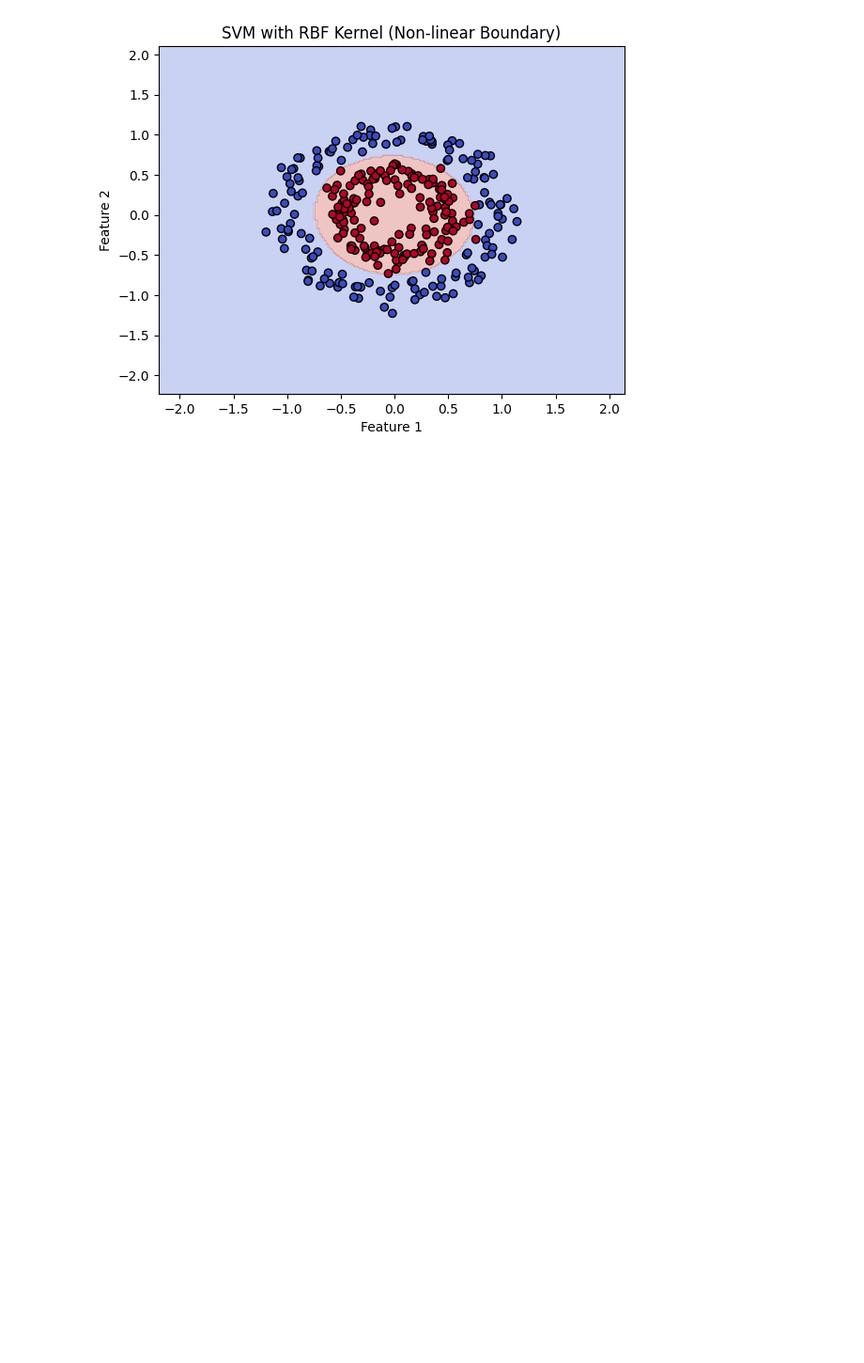
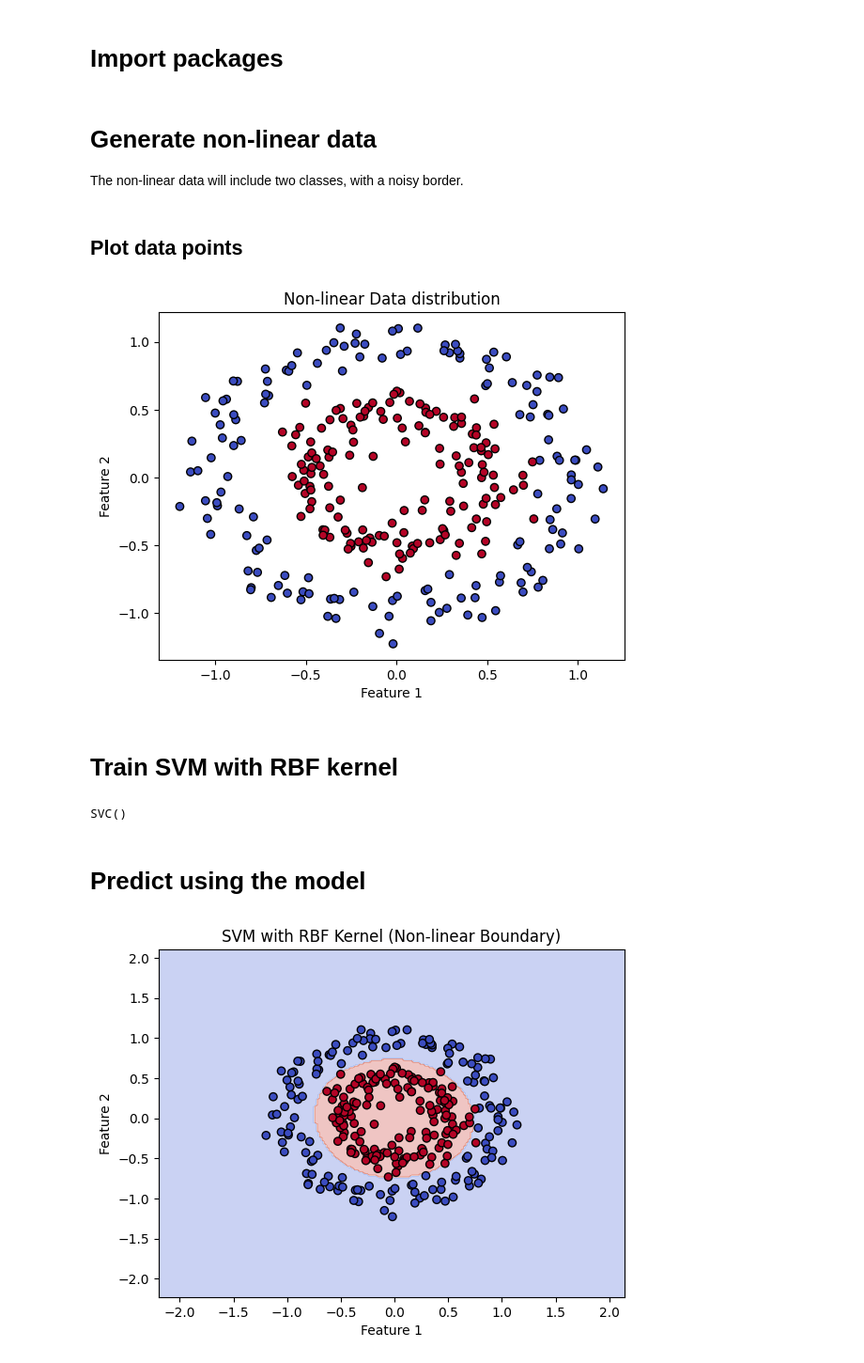
Before and after one commit to gabrielpreda/Kaggle, a Jupyter notebook: illustrate-the-kernel-trick-for-svm.ipynb, the cells around one changed output. Shown at 94% size. Cells and saved outputs as stored; diff of their text form; code cells hidden in the pictures; blank space fills up the shorter version.

Commit message:
Kaggle Notebook | Illustrate the Kernel trick for SVM | Version 2

```diff
--- a/illustrate-the-kernel-trick-for-svm.ipynb
+++ b/illustrate-the-kernel-trick-for-svm.ipynb
@@ -0,0 +1,2 @@
+# %% [markdown]
+# Import packages
@@ -0,0 +9,4 @@
+# %% [markdown]
+# Generate non-linear data
+
+The non-linear data will include two classes, with a noisy border.
@@ -1 +16,23 @@
+# %% [markdown]
+## Plot data points
+# %%
+# Plot data points
+plt.scatter(X[:, 0], X[:, 1], c=y, cmap='coolwarm', edgecolors='k')
+
+plt.title("Non-linear Data distribution")
+plt.xlabel("Feature 1")
+plt.ylabel("Feature 2")
+plt.show()
+# %% [output]
+[figure, added]
+# %% [markdown]
+# Train SVM with RBF kernel
+# %%
+# Train SVM with RBF kernel
+model = SVC(kernel='rbf', C=1.0, gamma='scale')
+model.fit(X, y)
+# %% [output]
+SVC()
+# %% [markdown]
+# Predict using the model
 # %%
```
Also changed, not shown: parts of 3 cells of this notebook.
